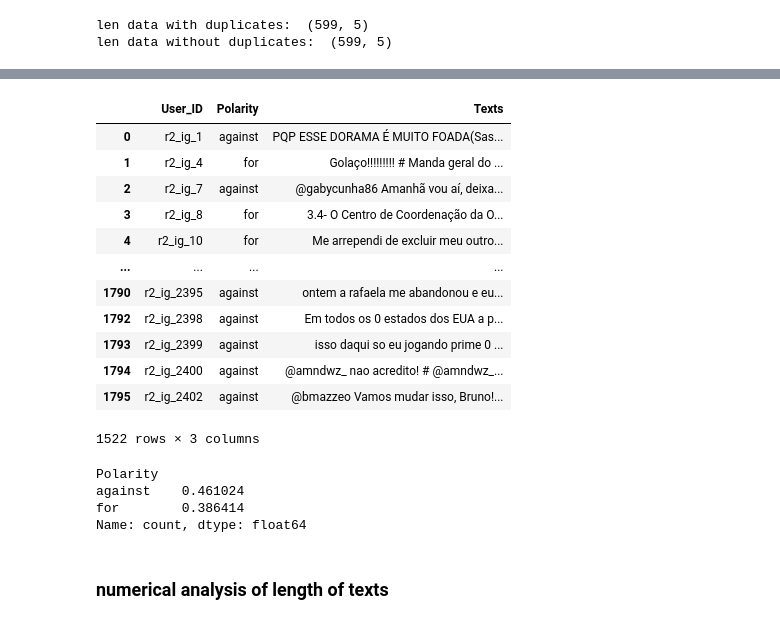
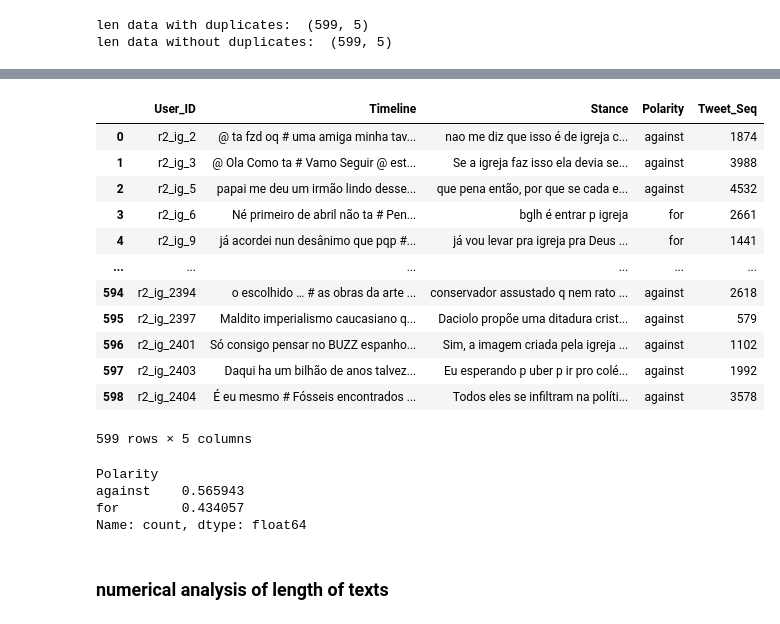
Before and after one commit to semcovici/stance-prediction-UstanceBR, a Jupyter notebook: notebooks/0.1-analysis_users.ipynb, the cells around one changed output, grey strips where cells are left out. Cells and saved outputs as stored; diff of their text form; code cells hidden in the pictures.

```diff
--- a/notebooks/0.1-analysis_users.ipynb
+++ b/notebooks/0.1-analysis_users.ipynb
@@ -87,29 +88,29 @@ len data without duplicates:  (1796,)
 # %%
 # create the dataset to analysis
 ## remove the rows who have duplicated texts
-data_2_anl = data.drop_duplicates(subset=['Texts'])
+data_2_anl = data.drop_duplicates(subset=['Timeline'])
 data_2_anl
 # %% [output]
-|  | User_ID | Polarity | Texts |
-| 0 | r2_ig_1 | against | PQP ESSE DORAMA É MUITO FOADA(Sas... |
-| 1 | r2_ig_4 | for | Golaço!!!!!!!!! # Manda geral do ... |
-| 2 | r2_ig_7 | against | @gabycunha86 Amanhã vou aí, deixa... |
-| 3 | r2_ig_8 | for | 3.4- O Centro de Coordenação da O... |
-| 4 | r2_ig_10 | for | Me arrependi de excluir meu outro... |
-| ... | ... | ... | ... |
-| 1790 | r2_ig_2395 | against | ontem a rafaela me abandonou e eu... |
-| 1792 | r2_ig_2398 | against | Em todos os 0 estados dos EUA a p... |
-| 1793 | r2_ig_2399 | against | isso daqui so eu jogando prime 0 ... |
-| 1794 | r2_ig_2400 | against | @amndwz_ nao acredito! # @amndwz_... |
-| 1795 | r2_ig_2402 | against | @bmazzeo Vamos mudar isso, Bruno!... |
+|  | User_ID | Timeline | Stance | Polarity | Tweet_Seq |
+| 0 | r2_ig_2 | @ ta fzd oq # uma amiga minha tav... | nao me diz que isso é de igreja c... | against | 1874 |
+| 1 | r2_ig_3 | @ Ola Como ta # Vamo Seguir @ est... | Se a igreja faz isso ela devia se... | against | 3988 |
+| 2 | r2_ig_5 | papai me deu um irmão lindo desse... | que pena então, por que se cada e... | against | 4532 |
+| 3 | r2_ig_6 | Né primeiro de abril não ta # Pen... | bglh é entrar p igreja | for | 2661 |
+| 4 | r2_ig_9 | já acordei nun desânimo que pqp #... | já vou levar pra igreja pra Deus ... | for | 1441 |
+| ... | ... | ... | ... | ... | ... |
+| 594 | r2_ig_2394 | o escolhido … # as obras da arte ... | conservador assustado q nem rato ... | against | 2618 |
+| 595 | r2_ig_2397 | Maldito imperialismo caucasiano q... | Daciolo propõe uma ditadura crist... | against | 579 |
+| 596 | r2_ig_2401 | Só consigo pensar no BUZZ espanho... | Sim, a imagem criada pela igreja ... | against | 1102 |
+| 597 | r2_ig_2403 | Daqui ha um bilhão de anos talvez... | Eu esperando p uber p ir pro colé... | against | 1992 |
+| 598 | r2_ig_2404 | É eu mesmo # Fósseis encontrados ... | Todos eles se infiltram na políti... | against | 3578 |
-1522 rows × 3 columns
+599 rows × 5 columns
 # %%
 #number of observations per label
 data_2_anl.Polarity.value_counts() / len(data)
 # %% [output]
 Polarity
-against    0.461024
-for        0.386414
+against    0.565943
+for        0.434057
 Name: count, dtype: float64
 # %% [markdown]
 ### numerical analysis of length of texts
```
Also changed, not shown: parts of 16 cells of this notebook, 7 other files.
